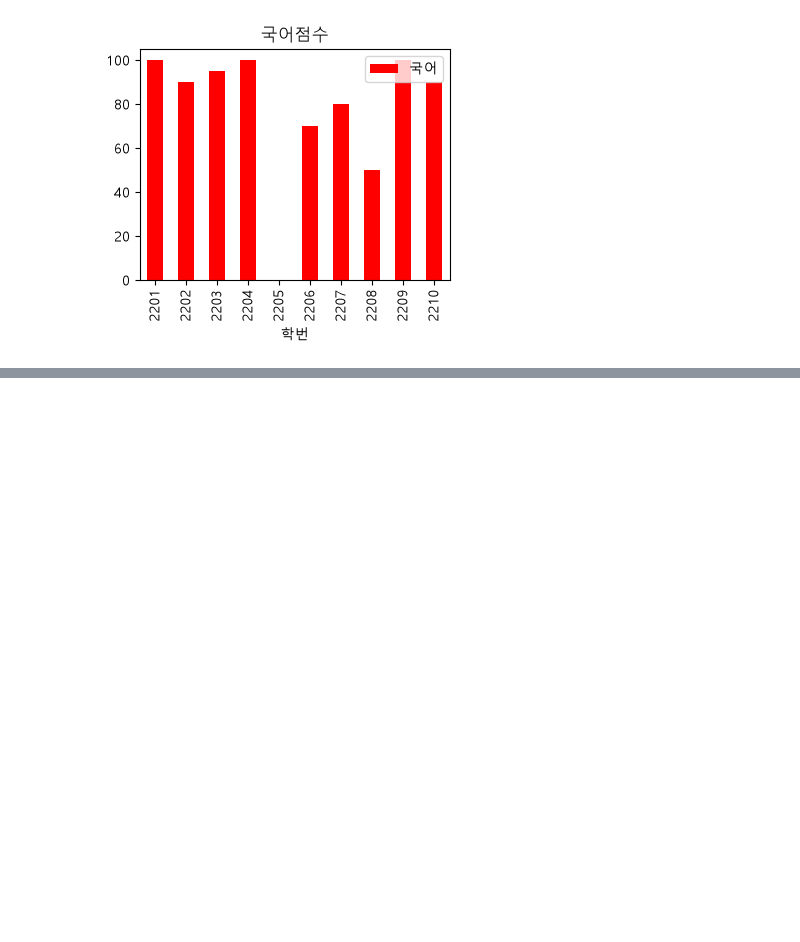
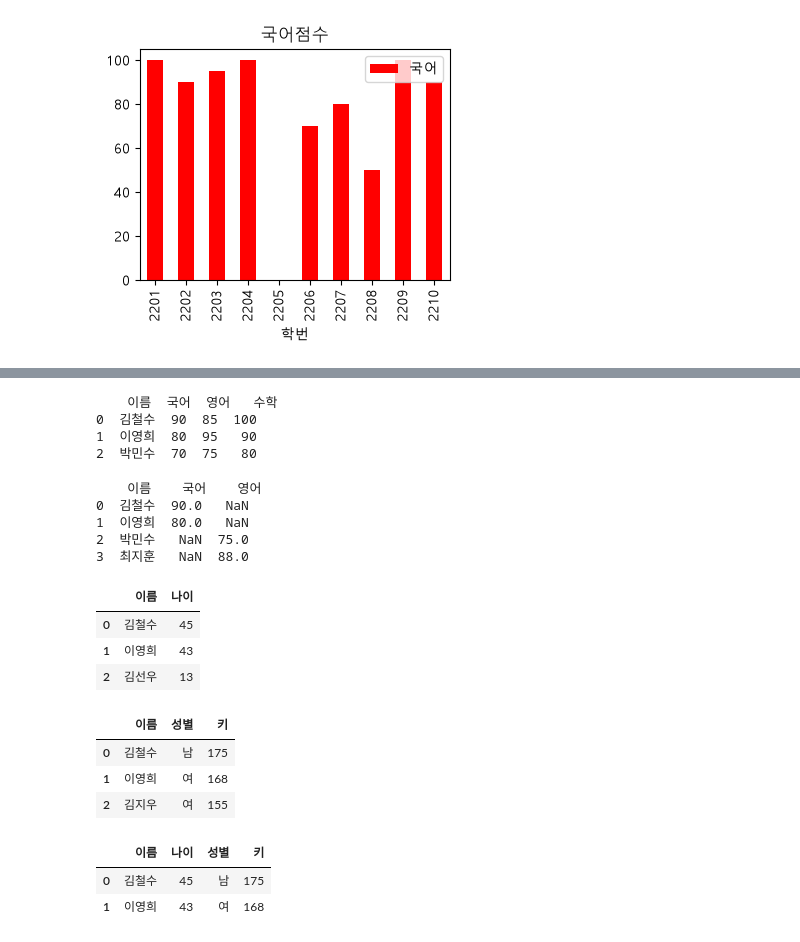
Before and after one commit to Hayden-Shin-Dev/20260617, a Jupyter notebook: src/pandas-exercise.ipynb, the cells around one changed output, grey strips where cells are left out. Drawn from its saved outputs; the diff is of its cells as text; code cells hidden in the pictures; blank space fills up the shorter version.

```diff
--- a/src/pandas-exercise.ipynb
+++ b/src/pandas-exercise.ipynb
@@ -534,0 +580,78 @@ pass
+# %%
+# 옆으로 합치기 axis=1
+df_score = pd.DataFrame({
+    '이름': ['김철수', '이영희', '박민수'],
+    '국어': [90, 80, 70]
+})
+
+df_extra = pd.DataFrame({
+    '영어': [85, 95, 75],
+    '수학': [100, 90, 80]
+})
+
+result = pd.concat([df_score, df_extra], axis=1)
+
+print(result)
+# %% [output]
+    이름  국어  영어   수학
+0  김철수  90  85  100
+1  이영희  80  95   90
+2  박민수  70  75   80
+# %%
+# 칼럼이 서로 다를떄의 concat 결과가 없는 값이 NaN으로 채워짐.
+df1 = pd.DataFrame({
+    '이름': ['김철수', '이영희'],
+    '국어': [90, 80]
+})
+
+df2 = pd.DataFrame({
+    '이름': ['박민수', '최지훈'],
+    '영어': [75, 88]
+})
+
+result = pd.concat([df1, df2], ignore_index=True)
+
+print(result)
+# %% [output]
+    이름    국어    영어
+0  김철수  90.0   NaN
+1  이영희  80.0   NaN
+2  박민수   NaN  75.0
+3  최지훈   NaN  88.0
+# %%
+family9 = [
+    ['김철수',45],
+    ['이영희',43],
+    ['김선우',13]
+]
+
+df9 = pd.DataFrame(family9)
+df9.columns = ['이름', '나이']
+df9
+# %% [output]
+|  | 이름 | 나이 |
+| 0 | 김철수 | 45 |
+| 1 | 이영희 | 43 |
+| 2 | 김선우 | 13 |
+# %%
+family10 = [
+    ['김철수','남',175],
+    ['이영희','여',168],
+    ['김지우','여',155]
+]
+
+df10 = pd.DataFrame(family10)
+df10.columns = ['이름', '성별', '키']
+df10
+# %% [output]
+|  | 이름 | 성별 | 키 |
+| 0 | 김철수 | 남 | 175 |
+| 1 | 이영희 | 여 | 168 |
+| 2 | 김지우 | 여 | 155 |
+# %%
+# 공통 컬럼 기준으로 연결 merge(left, right, on=기준컬럼)
+pd.merge(df9, df10, on='이름')
+# %% [output]
+|  | 이름 | 나이 | 성별 | 키 |
+| 0 | 김철수 | 45 | 남 | 175 |
+| 1 | 이영희 | 43 | 여 | 168 |
```
Also changed, not shown: parts of 6 cells of this notebook, 3 other files.
